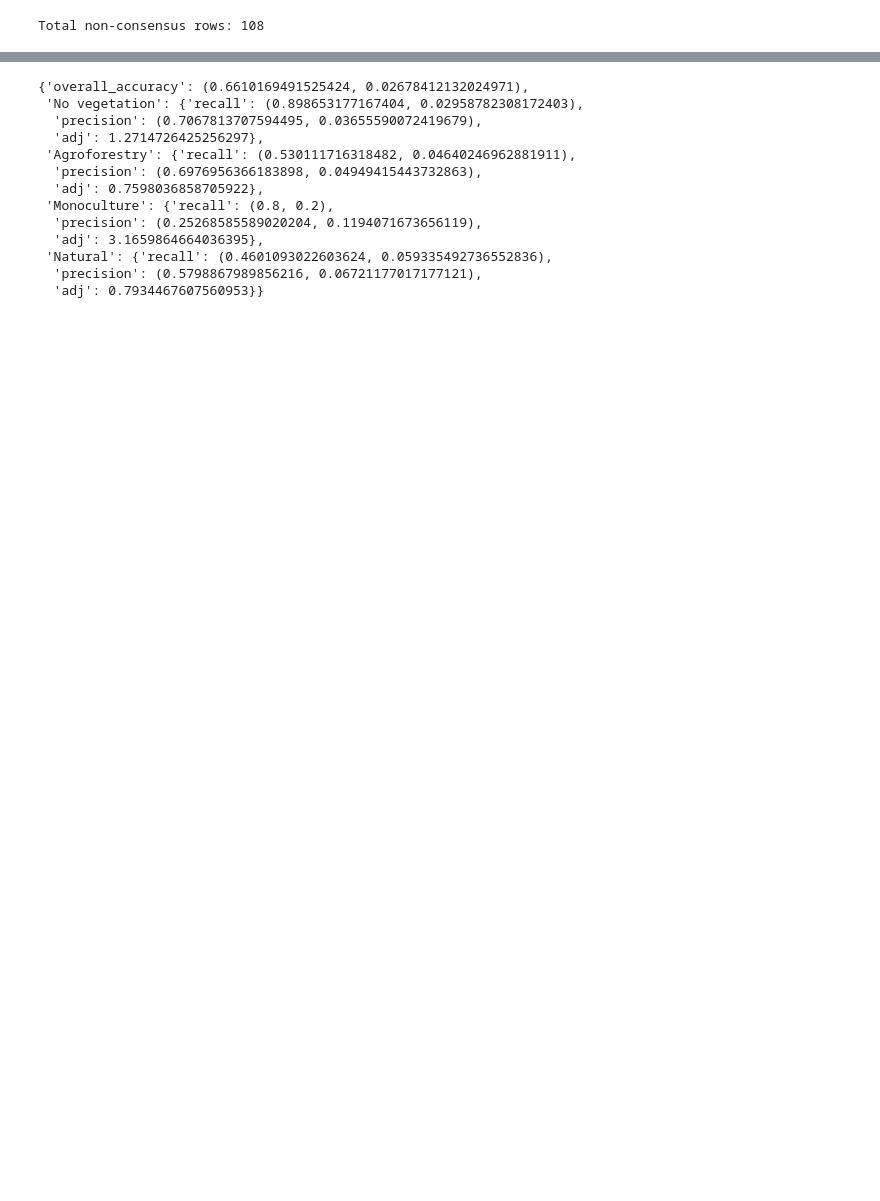
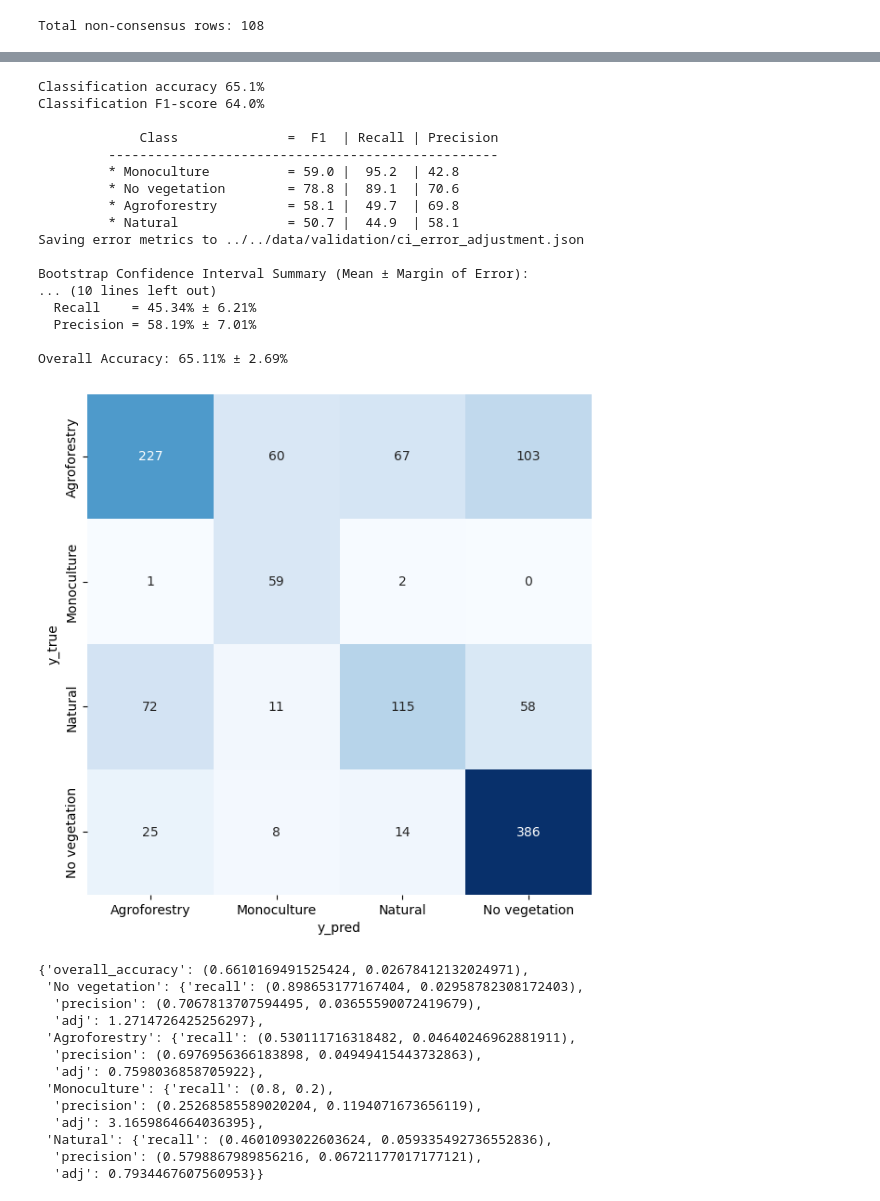
Before and after one commit to wri/plantation_classifier, a Jupyter notebook: notebooks/modeling/validation.ipynb, the cells around one changed output, grey strips where cells are left out. Drawn from its saved outputs; the diff is of its cells as text; code cells hidden in the pictures; blank space fills up the shorter version.

```diff
--- a/notebooks/modeling/validation.ipynb
+++ b/notebooks/modeling/validation.ipynb
@@ -313,3 +301,36 @@ Classification F1-score 65.2%
+# %%
+val_df = '../../data/validation/clean_validation_labels_032025.csv'
+error_file = "../../data/validation/ci_error_adjustment.json"
+
+err.pretty_print_metrics(val_df)
+
+ci_summary = err.ci_error_adjustments(val_df,
+                                      error_file)
+
+df = pd.read_csv(val_df)
+conf_matrix = pd.crosstab(df['y_true'], df['y_pred'], rownames=['y_true'], colnames=['y_pred'])
+plt.figure(figsize=(7,7))
+sns.heatmap(conf_matrix, annot=True, fmt='d', cmap='Blues', cbar=False)
+plt.show()
+# %% [output]
+Classification accuracy 65.1%
+Classification F1-score 64.0%
+
+             Class              =  F1  | Recall | Precision
+         --------------------------------------------------
+         * Monoculture          = 59.0 |  95.2  | 42.8
+         * No vegetation        = 78.8 |  89.1  | 70.6
+         * Agroforestry         = 58.1 |  49.7  | 69.8
+         * Natural              = 50.7 |  44.9  | 58.1
+Saving error metrics to ../../data/validation/ci_error_adjustment.json
+
+Bootstrap Confidence Interval Summary (Mean ± Margin of Error):
+... (10 lines left out)
+  Recall    = 45.34% ± 6.21%
+  Precision = 58.19% ± 7.01%
+
+Overall Accuracy: 65.11% ± 2.69%
+[figure, added]
 # %%
 ci_summary
 # %% [output]
```
Also changed, not shown: parts of 38 cells of this notebook, 2 other files.
